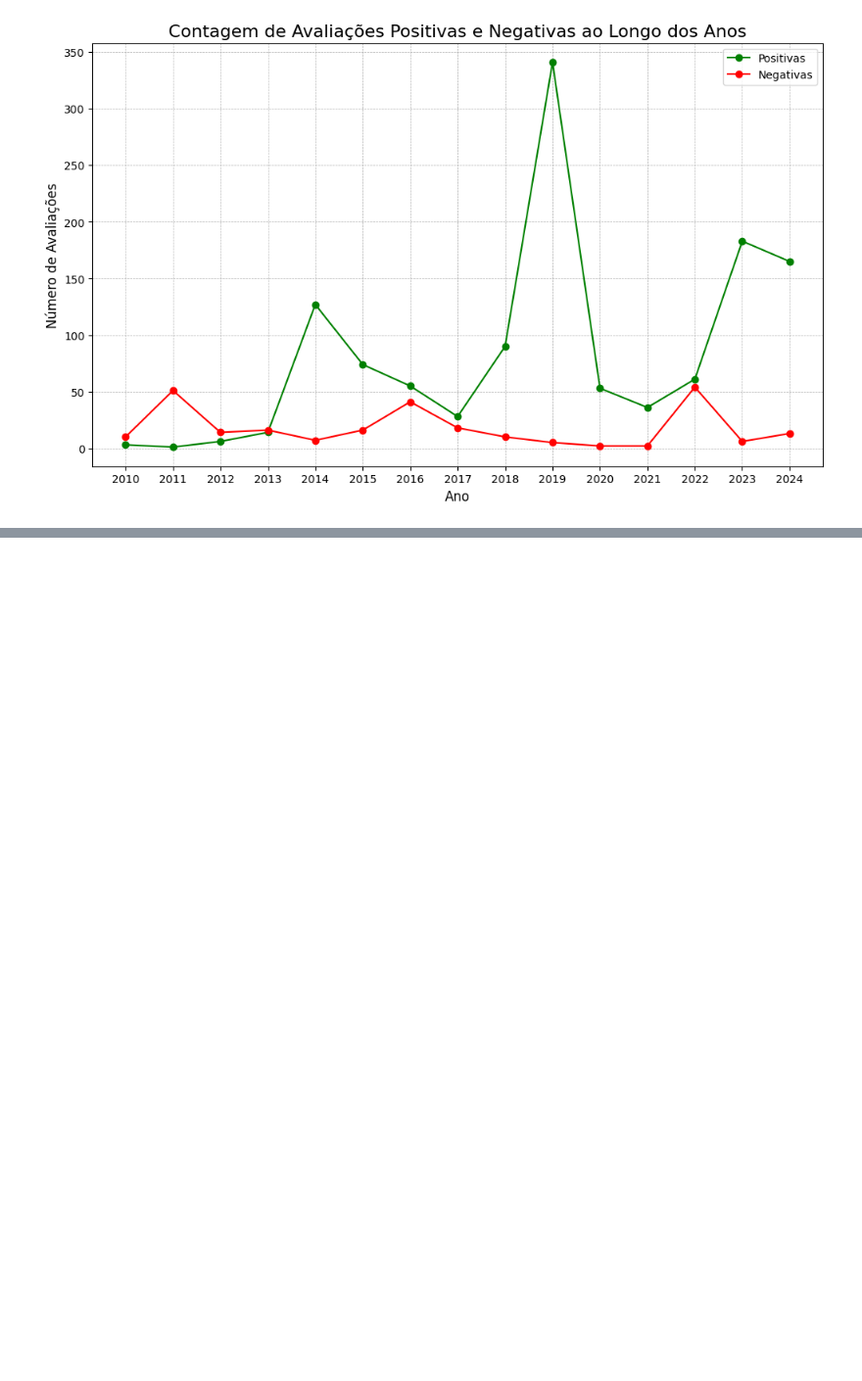
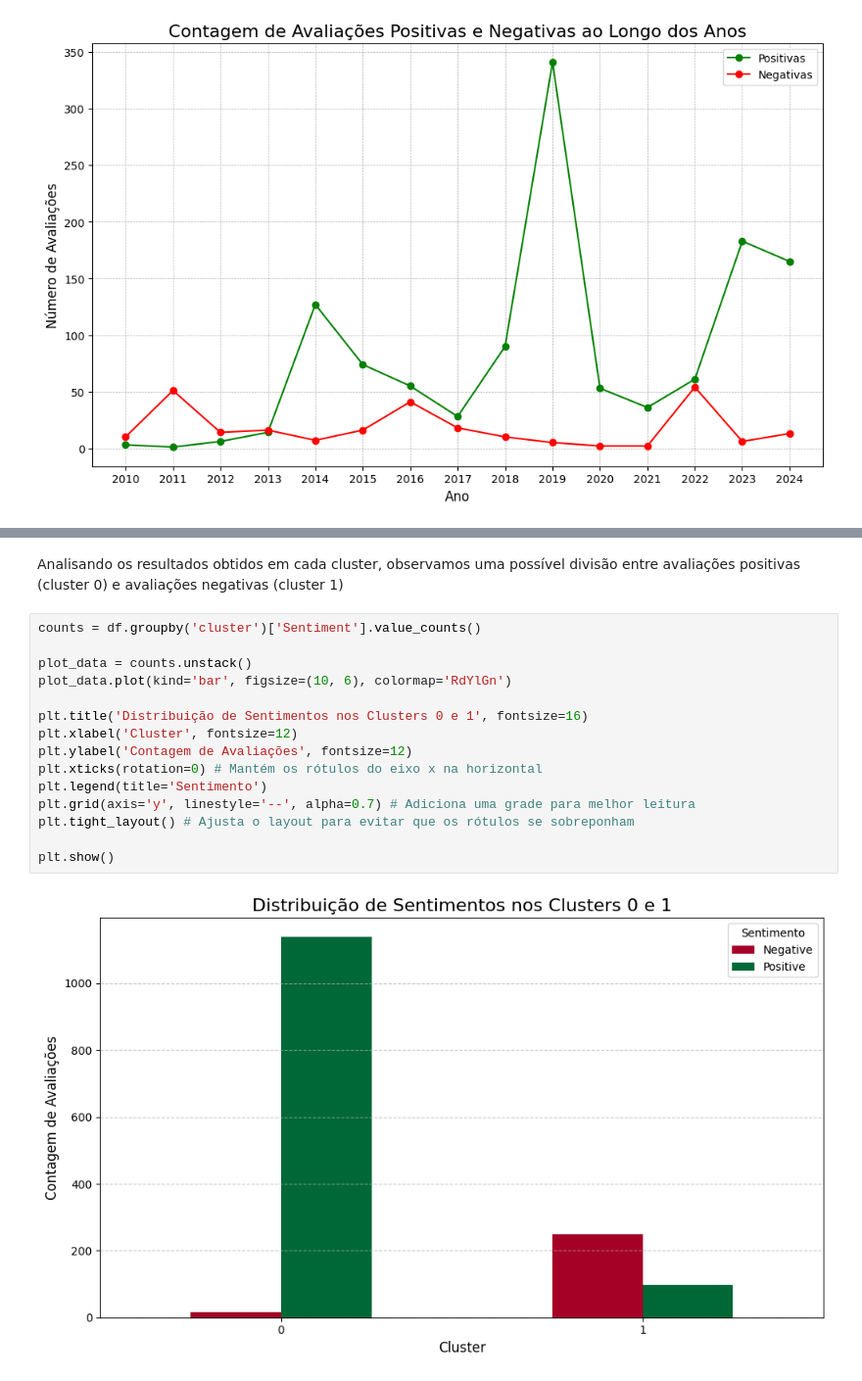
Before and after one commit to Nosreda/TP2.IA, a Jupyter notebook: tp2.ipynb, the cells around one changed output, grey strips where cells are left out. Shown at 98% size. Drawn from its saved outputs; the diff is of its cells as text; blank space fills up the shorter version.

```diff
--- a/tp2.ipynb
+++ b/tp2.ipynb
@@ -381,0 +556,19 @@ print(classification_report(y_true, y_pred))
+# %% [markdown]
+Analisando os resultados obtidos em cada cluster, observamos uma possível divisão entre avaliações positivas (cluster 0) e avaliações negativas (cluster 1)
+# %%
+counts = df.groupby('cluster')['Sentiment'].value_counts()
+
+plot_data = counts.unstack()
+plot_data.plot(kind='bar', figsize=(10, 6), colormap='RdYlGn')
+
+plt.title('Distribuição de Sentimentos nos Clusters 0 e 1', fontsize=16)
+plt.xlabel('Cluster', fontsize=12)
+plt.ylabel('Contagem de Avaliações', fontsize=12)
+plt.xticks(rotation=0) # Mantém os rótulos do eixo x na horizontal
+plt.legend(title='Sentimento')
+plt.grid(axis='y', linestyle='--', alpha=0.7) # Adiciona uma grade para melhor leitura
+plt.tight_layout() # Ajusta o layout para evitar que os rótulos se sobreponham
+
+plt.show()
+# %% [output]
+[figure, added]
```
Also changed, not shown: parts of 32 cells of this notebook, 3 other files.
